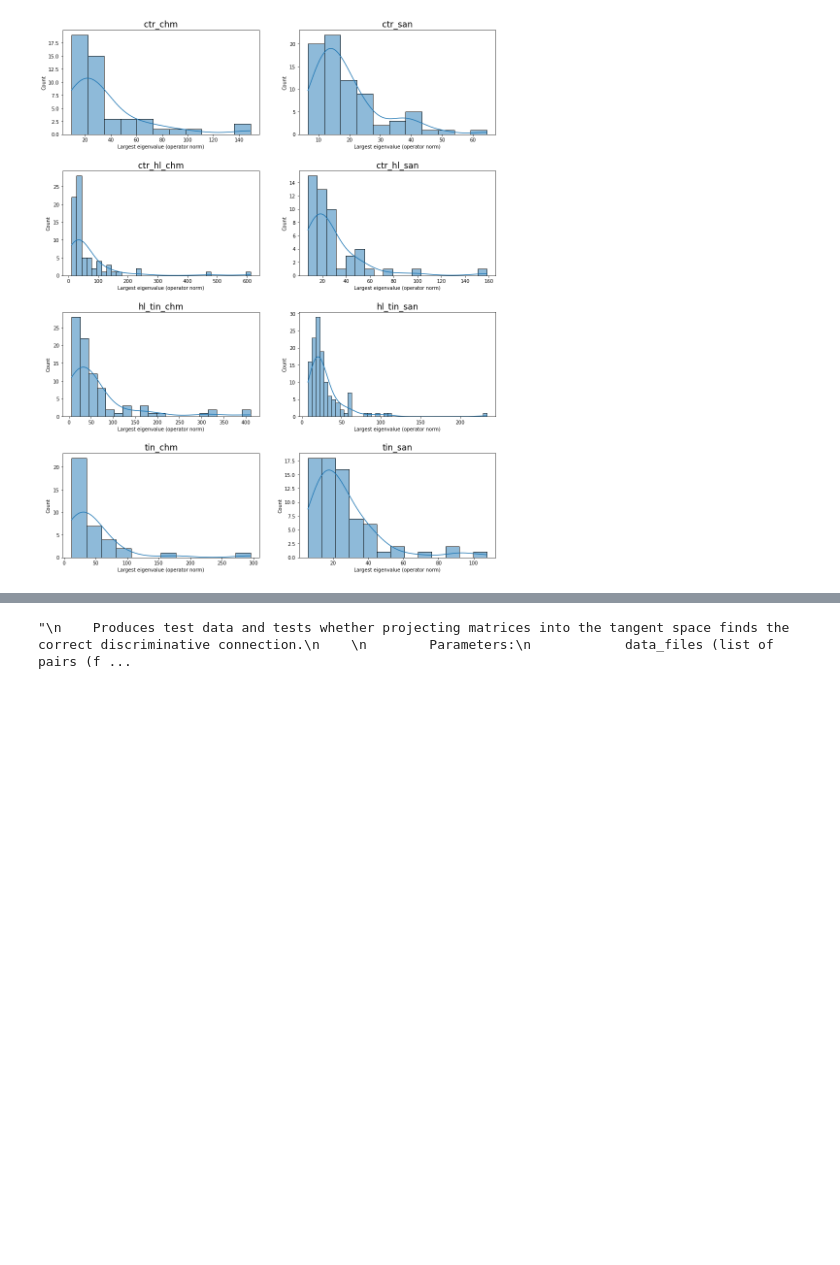
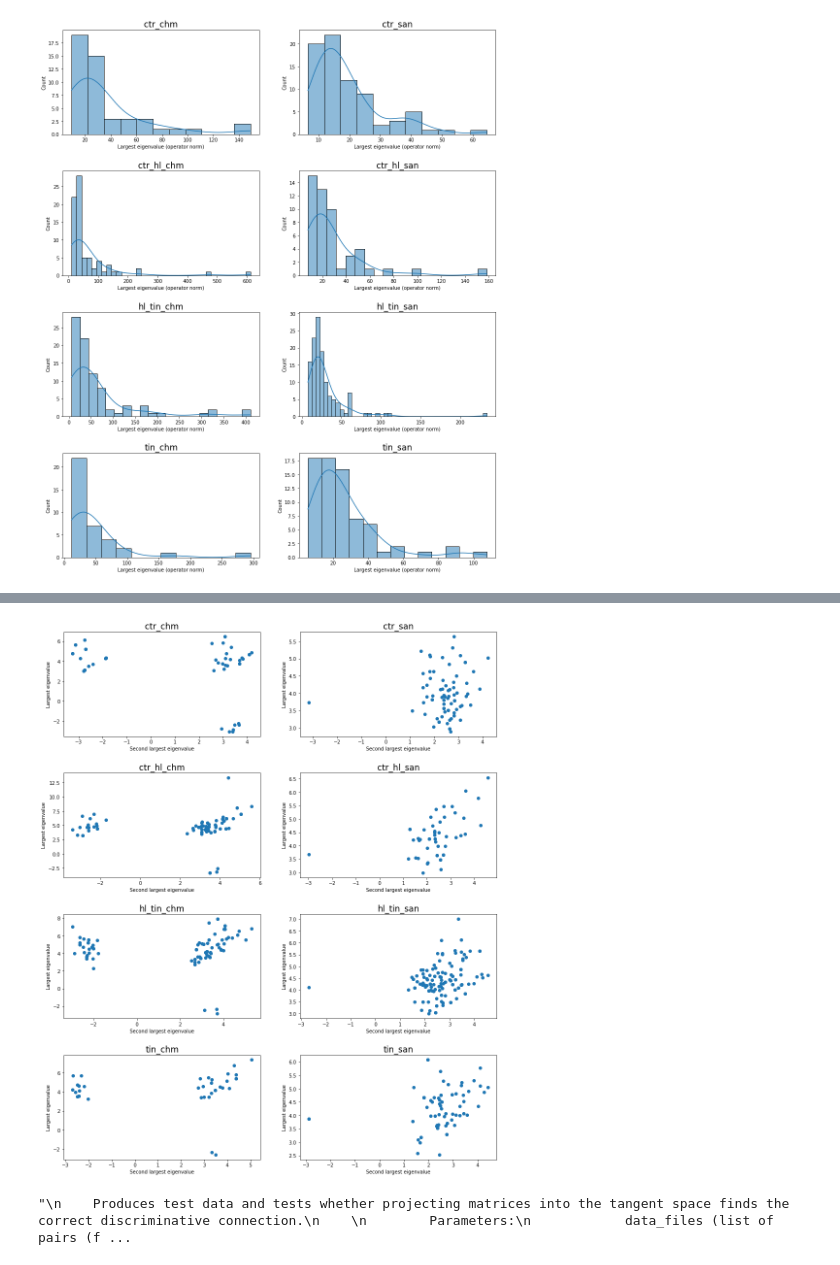
Before and after one commit to dcarmod2/RiemNeuro, a Jupyter notebook: Riemann8Class_paperPrep.ipynb, the cells around one changed output, grey strips where cells are left out. Drawn from its saved outputs; the diff is of its cells as text; code cells hidden in the pictures; blank space fills up the shorter version.

```diff
--- a/Riemann8Class_paperPrep.ipynb
+++ b/Riemann8Class_paperPrep.ipynb
@@ -196,3 +214,26 @@ plt.savefig('RiemannResults\\compare_largest_evals_covs.png',bbox_inches='tight'
+# %%
+#largest vs second largest
+fig,axs = plt.subplots(4,2,figsize=(16,20))
+plt.subplots_adjust(hspace=0.35)
+for cls,ind_list in enumerate(class_indices):
+    #evals are 0-indexed
+    which_eval = 0
+    largest = []
+    second_largest = []
+    for i in ind_list:
+        evals = linalg.eig(transformed[i])[0]
+        if evals[0].real < 100000:
+            largest.append(evals[0].real)
+            second_largest.append(evals[1].real)
+    axs[cls//2,cls%2].set_title(class_list[cls],fontsize='xx-large')
+    axs[cls//2,cls%2].scatter(second_largest,largest)
+    #axs[cls//2,cls%2].set_xlim(0,2500)
+    #axs[cls//2,cls%2].set_ylim(0,35)
+    axs[cls//2,cls%2].set_xlabel('Second largest eigenvalue')
+    axs[cls//2,cls%2].set_ylabel('Largest eigenvalue')
+plt.savefig('RiemannResults\\compare_largest_evals_riem.png',bbox_inches='tight')
+# %% [output]
+[figure, added]
 # %%
 train_classifiers.__doc__
 # %% [output]
```
Also changed, not shown: parts of 5 cells of this notebook.
